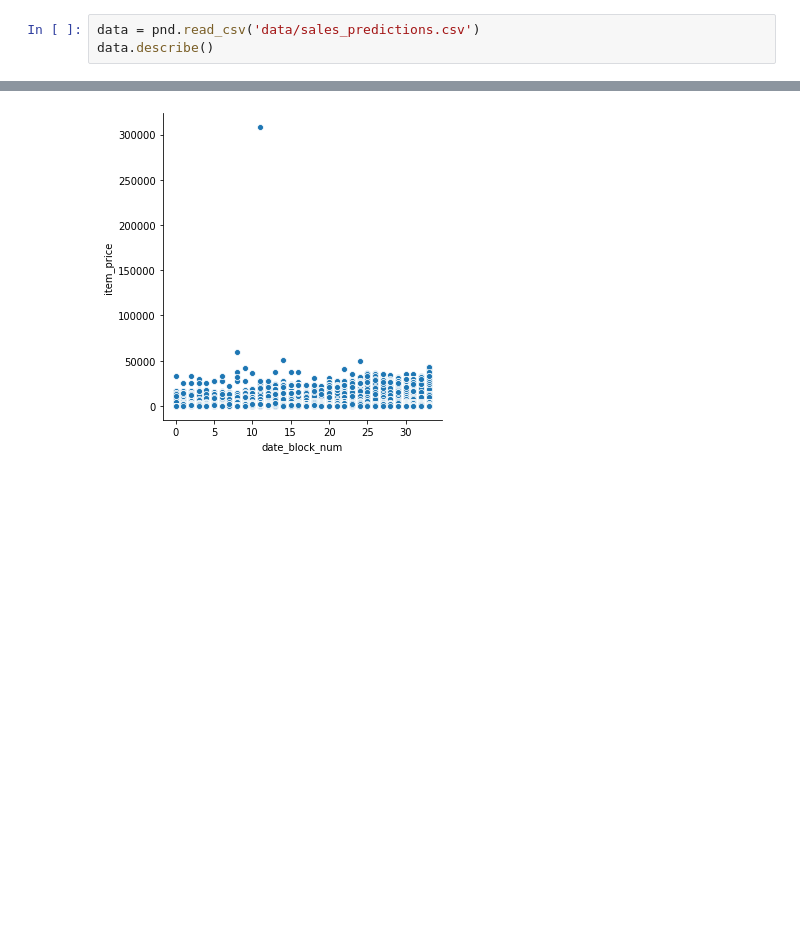
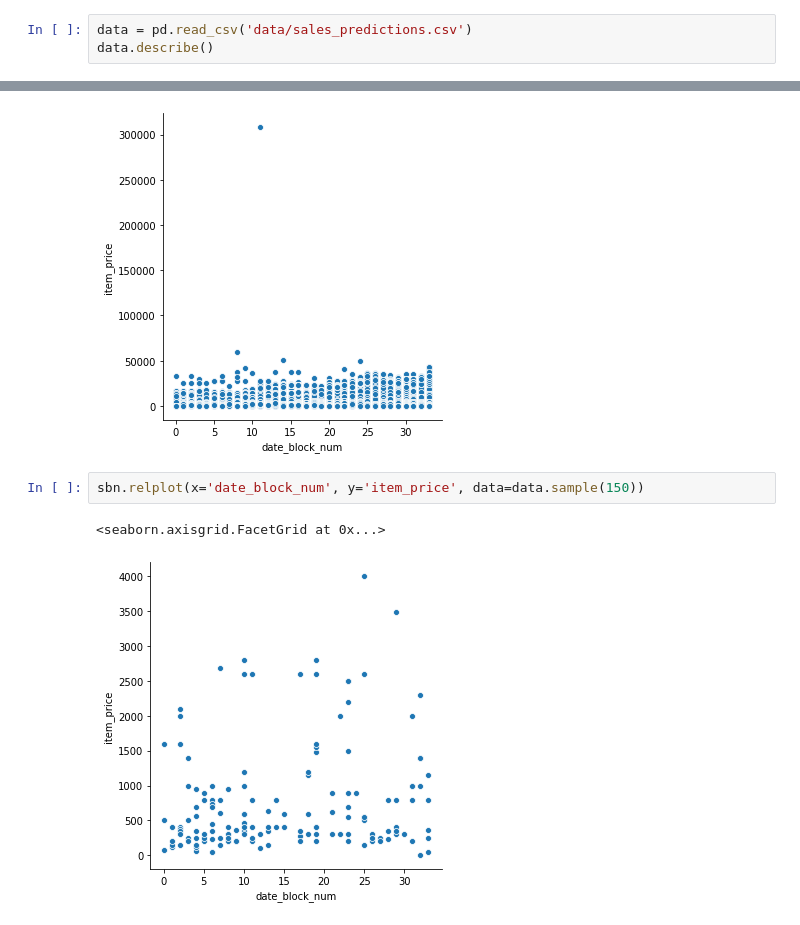
Before and after one commit to Phetparisouk/NoSQL_H3_hitema, a Jupyter notebook: dataVizEx2(sales_predictions).ipynb, the cells around one changed output, grey strips where cells are left out. Saved outputs shown, nothing was run; the diff lists cells and outputs as text; blank space fills up the shorter version.

```diff
--- a/dataVizEx2.ipynb
+++ b/dataVizEx2(sales_predictions).ipynb
@@ -6,7 +6,7 @@ import matplotlib
 import numpy
 warnings.filterwarnings('ignore')
 # %%
-data = pnd.read_csv('data/sales_predictions.csv')
+data = pd.read_csv('data/sales_predictions.csv')
 data.describe()
 # %% [output]
 |  | date_block_num | shop_id | item_id | item_price | item_cnt_day |
@@ -23,6 +23,11 @@ sbn.relplot(x='date_block_num', y='item_price', data=data)
 # %% [output]
 <seaborn.axisgrid.FacetGrid at 0x...>
 [figure]
+# %%
+sbn.relplot(x='date_block_num', y='item_price', data=data.sample(150))
+# %% [output]
+<seaborn.axisgrid.FacetGrid at 0x...>
+[figure, added]
 # %%
 sbn.relplot(x='date_block_num', y='item_price', data=data.sample(50))
 # %% [output]
```
Also changed, not shown: parts of 2 cells of this notebook, 7 other files.
